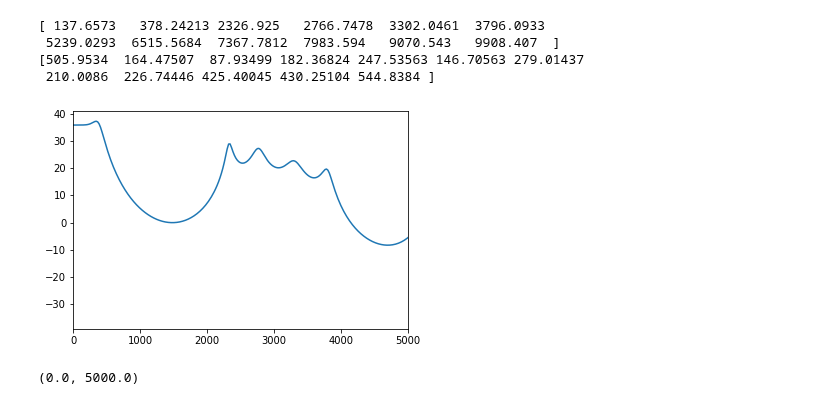
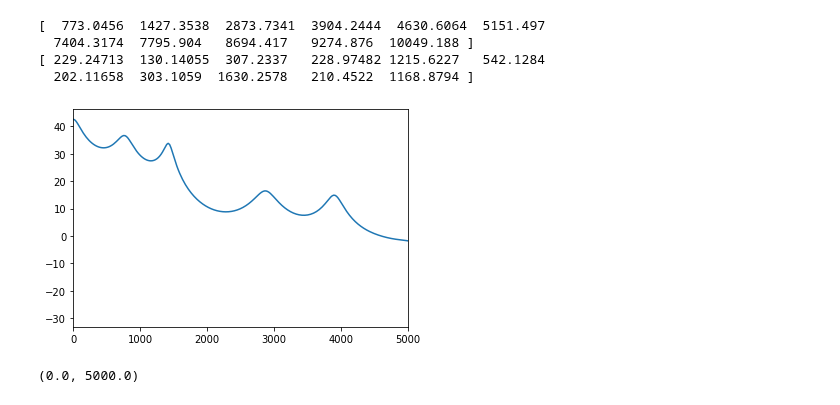
Before and after one commit to hsnam95/class2022Spring, a Jupyter notebook: sound_librosa.ipynb, the cells around one changed output. Saved outputs shown, nothing was run; the diff lists cells and outputs as text; code cells hidden in the pictures.

```diff
--- a/sound_librosa.ipynb
+++ b/sound_librosa.ipynb
@@ -22,31 +31,31 @@ librosa.display.waveplot(s, sr)
 # %%
 import scipy
 M = int(sr/1000+4)
-a = librosa.lpc(s[20000:24000], M)
+a = librosa.lpc(s[7000:12000], M)
 
 w, h = scipy.signal.freqz(1, a, 513)
 plt.plot (w*sr/(2*np.pi), 20*np.log10(np.abs(h)))
 plt.xlim((0,5000))
 
 
 BWcutoff = 2000;
 F = np.sort(np.angle(np.roots(a)))
 order = np.argsort(np.angle(np.roots(a)))
 F = F*sr/(2*np.pi);
 
 BW = -2*np.log(abs(np.roots(a)))*sr/(2*np.pi);
 BW = BW[order];
 
 idx = [i for i in range(F.shape[0]) if (F[i] > 0) & (BW[i] < BWcutoff) ]
 
 print(F[idx])
 print(BW[idx])
 # %% [output]
-[ 137.6573   378.24213 2326.925   2766.7478  3302.0461  3796.0933
- 5239.0293  6515.5684  7367.7812  7983.594   9070.543   9908.407  ]
-[505.9534  164.47507  87.93499 182.36824 247.53563 146.70563 279.01437
- 210.0086  226.74446 425.40045 430.25104 544.8384 ]
+[  773.0456  1427.3538  2873.7341  3904.2444  4630.6064  5151.497
+  7404.3174  7795.904   8694.417   9274.876  10049.188 ]
+[ 229.24713  130.14055  307.2337   228.97482 1215.6227   542.1284
+  202.11658  303.1059  1630.2578   210.4522  1168.8794 ]
-[figure, old version]
+[figure, new version]
 # %%
 s_preemp = librosa.effects.preemphasis(s)
 
```
Also changed, not shown: parts of 4 cells of this notebook.
